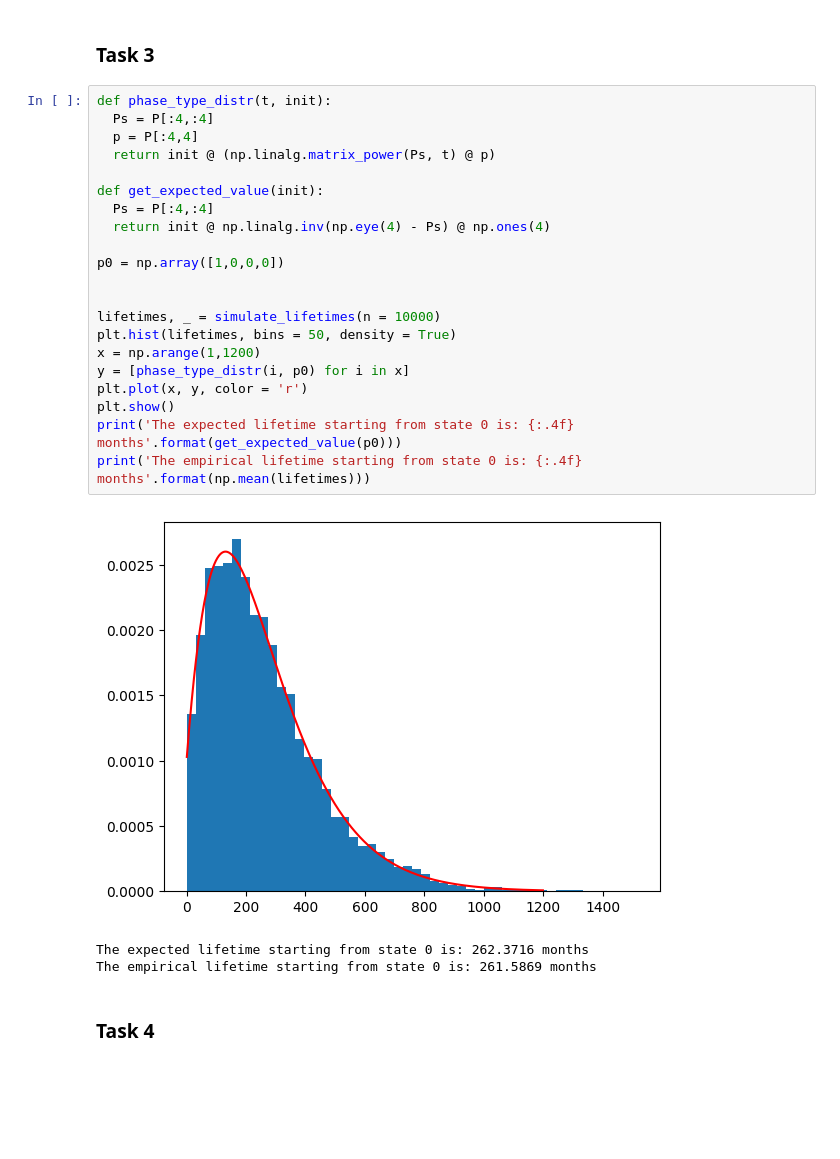
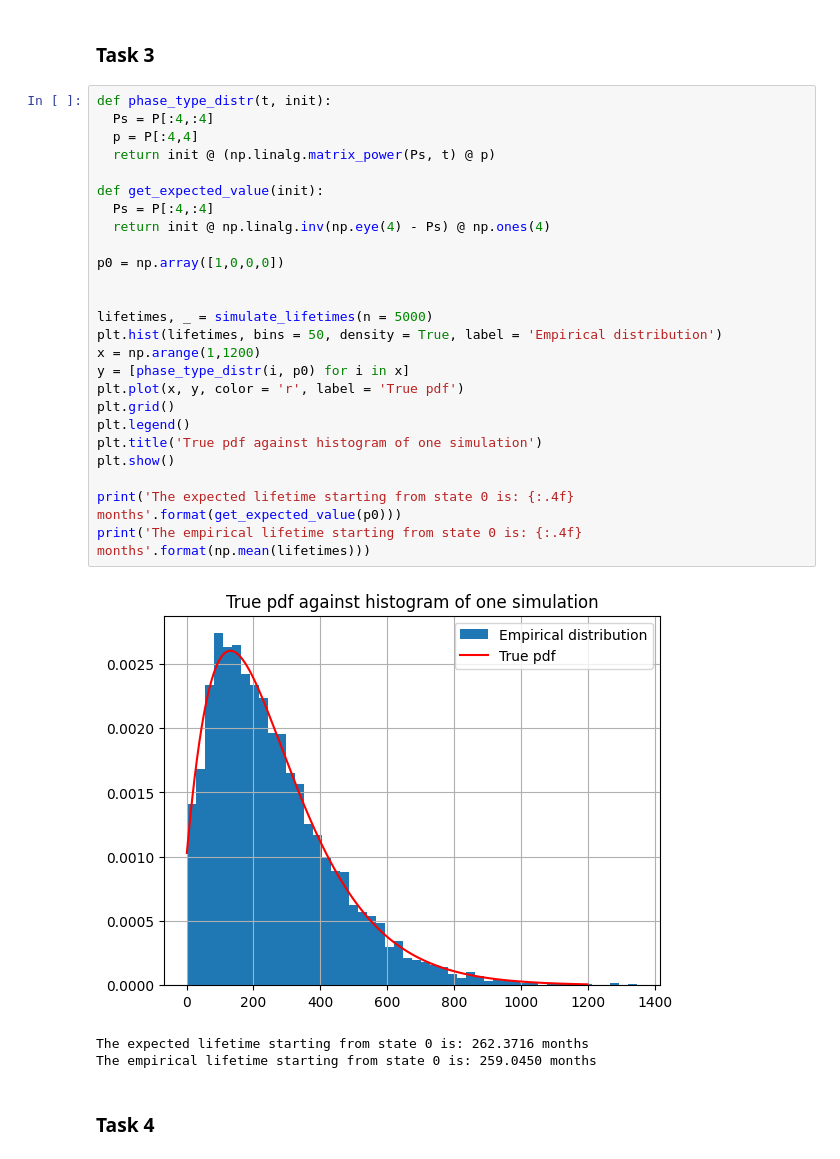
Before and after one commit to SigurdThorlund/02443-stochastic-simulation, a Jupyter notebook: project/project_1_giacomo.ipynb, the cells around one changed output. Drawn from its saved outputs; the diff is of its cells as text; blank space fills up the shorter version.

```diff
--- a/project/project_1_giacomo.ipynb
+++ b/project/project_1_giacomo.ipynb
@@ -86,28 +94,32 @@ plt.show()
 # %%
 def phase_type_distr(t, init):
   Ps = P[:4,:4]
   p = P[:4,4]
   return init @ (np.linalg.matrix_power(Ps, t) @ p)
 
 def get_expected_value(init):
   Ps = P[:4,:4]
   return init @ np.linalg.inv(np.eye(4) - Ps) @ np.ones(4)
 
 p0 = np.array([1,0,0,0])
 
 
-lifetimes, _ = simulate_lifetimes(n = 10000)
-plt.hist(lifetimes, bins = 50, density = True)
+lifetimes, _ = simulate_lifetimes(n = 5000)
+plt.hist(lifetimes, bins = 50, density = True, label = 'Empirical distribution')
 x = np.arange(1,1200)
 y = [phase_type_distr(i, p0) for i in x]
-plt.plot(x, y, color = 'r')
+plt.plot(x, y, color = 'r', label = 'True pdf')
+plt.grid()
+plt.legend()
+plt.title('True pdf against histogram of one simulation')
 plt.show()
+
 print('The expected lifetime starting from state 0 is: {:.4f} months'.format(get_expected_value(p0)))
 print('The empirical lifetime starting from state 0 is: {:.4f} months'.format(np.mean(lifetimes)))
 # %% [output]
-[figure, old version]
+[figure, new version]
 The expected lifetime starting from state 0 is: 262.3716 months
-The empirical lifetime starting from state 0 is: 261.5869 months
+The empirical lifetime starting from state 0 is: 259.0450 months
 # %% [markdown]
 <h3> Task 4 </h3>
 # %%
```
Also changed, not shown: parts of 17 cells of this notebook.
